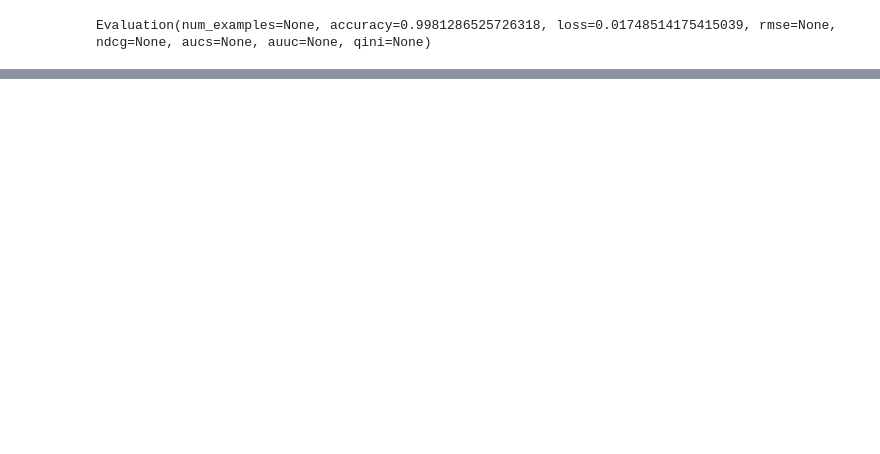
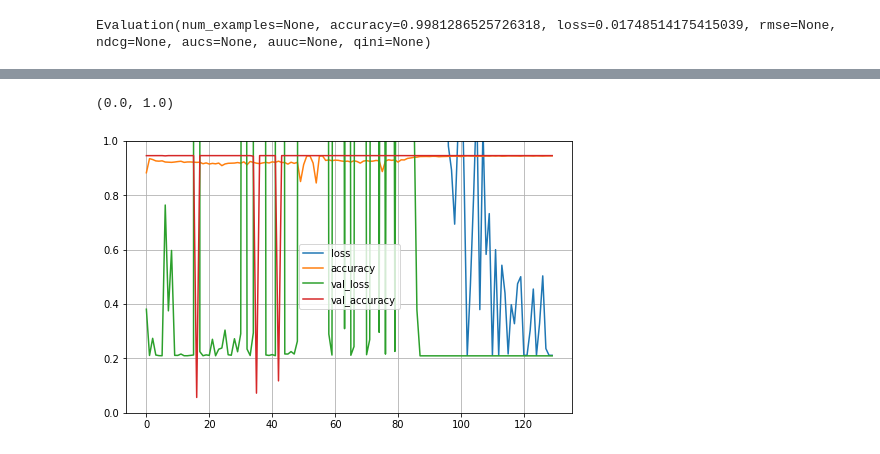
Before and after one commit to christynatalia/CSCI316_FinalProject, a Jupyter notebook: FinalProject_Pandas_CSCI316.ipynb, the cells around one changed output, grey strips where cells are left out. Cells and saved outputs as stored; diff of their text form; code cells hidden in the pictures; blank space fills up the shorter version.

Commit message:
Combining ANN, SVM. Gradient is now working
Time to sleep

```diff
--- a/FinalProject_Pandas_CSCI316.ipynb
+++ b/FinalProject_Pandas_CSCI316.ipynb
@@ -813,6 +841,13 @@ f1:  0.9977169814687363
 #Split the data into 70% train 30% test
 df_basic, df_test = final_dataset.randomSplit([0.7, 0.3], seed)
 df_train, df_validation = df_basic.randomSplit([0.8,0.2], seed)
+# %%
+x_test = (df_test.toPandas()).iloc[:,0:42]
+y_test = (df_test.toPandas()).iloc[:,-1]
+x_train = (df_train.toPandas()).iloc[:,0:42]
+y_train = (df_train.toPandas()).iloc[:,-1]
+x_validation = (df_validation.toPandas()).iloc[:,0:42]
+y_validation = (df_validation.toPandas()).iloc[:,-1]
 # %%
 #for tensorflow, the dataframe must be converted to the desired data types
 tf_train = tfdf.keras.pd_dataframe_to_tf_dataset((df_train.toPandas()), label="default_ind")
@@ -1087,0 +1149,11 @@ f1 score 0.9811127892148487
+# %%
+#Create a Feedforward Neural Network
+model = keras.models.Sequential()
+model.add(keras.layers.InputLayer(input_shape=[42,]))
+model.add(keras.layers.Dense(50, activation="relu", kernel_regularizer=keras.regularizers.L1L2(l1=0.001, l2 = 0.001)))
+model.add(keras.layers.Dense(50, activation="relu"))
+# model.add(keras.layers.Dense(40, activation="tanh"))
+# model.add(keras.layers.Dense(40, activation="tanh"))
+#this is the output layer
+#softmax is used because it can calculate the distribution of probabilities
+model.add(keras.layers.Dense(2, activation="softmax"))
@@ -1087,0 +1178,13 @@ f1 score 0.9811127892148487
+# %%
+#compile the model
+sgd = keras.optimizers.SGD(lr=0.01, clipnorm=1.)
+model.compile(loss="sparse_categorical_crossentropy",
+#use the gradient descent as the optimizer (change the weight and learning rate to reduce loss)
+#set the learning rates
+ optimizer= sgd,
+#metrics to calculate the performance of the model during training and validation
+ metrics=["accuracy"])
+# %%
+#try to fit the training model into the model.
+n_epochs = 130
+history_validation = model.fit(x_train, y_train, validation_data=(x_validation, y_validation), epochs=n_epochs)
@@ -1087,0 +1209,7 @@ f1 score 0.9811127892148487
+# %%
+pd.DataFrame(history_validation.history).plot(figsize=(8, 5))
+plt.grid(True)
+plt.gca().set_ylim(0, 1)
+# %% [output]
+(0.0, 1.0)
+[figure, added]
```
Also changed, not shown: parts of 49 cells of this notebook.
